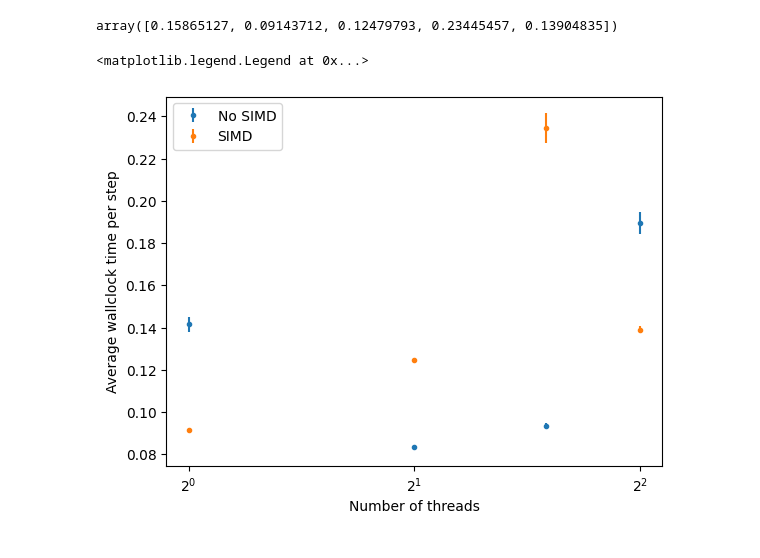
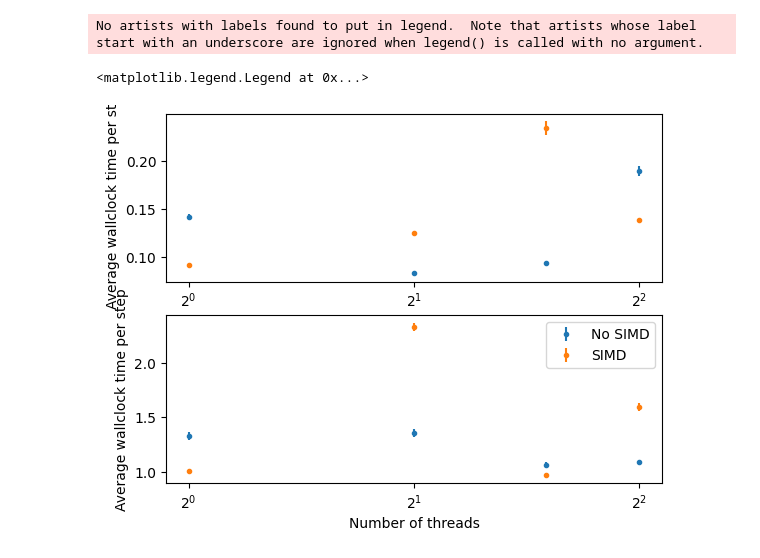
Before and after one commit to bdalfavero/wigner_parallel, a Jupyter notebook: scripts/thread_scaling.ipynb, the cells around one changed output. Cells and saved outputs as stored; diff of their text form; code cells hidden in the pictures.

```diff
--- a/scripts/thread_scaling.ipynb
+++ b/scripts/thread_scaling.ipynb
@@ -50,22 +58,34 @@ simd_thread_files
 # %%
 results = analyze_case(h5_filenames)
 simd_results = analyze_case(simd_h5_filenames)
-results["average_times"]
-simd_results["average_times"]
+case_two_results = analyze_case(case_two_h5_filenames)
+case_two_simd_results = analyze_case(case_two_simd_h5_filenames)
-# %% [output]
-array([0.15865127, 0.09143712, 0.12479793, 0.23445457, 0.13904835])
 # %%
-fig, ax = plt.subplots()
-ax.set_xscale('log', base=2)
+fig, ax = plt.subplots(2, 1)
+ax[0].set_xscale('log', base=2)
+ax[1].set_xscale('log', base=2)
 #ax.set_yscale('log', base=10)
-ax.errorbar(np.array(range(len(h5_filenames))), results["average_times"], yerr=results["std_times"], \
+
+ax[0].errorbar(np.array(range(len(h5_filenames))), results["average_times"], yerr=results["std_times"], \
             linestyle='', marker='.', label="No SIMD")
-ax.set_xlabel("Number of threads")
-ax.errorbar(np.array(range(len(simd_h5_filenames))), simd_results["average_times"], yerr=simd_results["std_times"], \
+ax[0].set_xlabel("Number of threads")
+
+ax[0].errorbar(np.array(range(len(simd_h5_filenames))), simd_results["average_times"], yerr=simd_results["std_times"], \
             linestyle='', marker='.', label="SIMD")
-ax.set_xlabel("Number of threads")
-ax.set_ylabel("Average wallclock time per step")
 plt.legend()
+
+ax[1].errorbar(np.array(range(len(h5_filenames))), case_two_results["average_times"], yerr=case_two_results["std_times"], \
+            linestyle='', marker='.', label="No SIMD")
+ax[1].set_xlabel("Number of threads")
+
+ax[1].errorbar(np.array(range(len(simd_h5_filenames))), case_two_simd_results["average_times"], yerr=case_two_simd_results["std_times"], \
+            linestyle='', marker='.', label="SIMD")
+
+ax[0].set_xlabel("Number of threads")
+ax[0].set_ylabel("Average wallclock time per step")
+ax[1].set_ylabel("Average wallclock time per step")
+plt.legend()
 # %% [output]
-<matplotlib.legend.Legend at 0x...>
+No artists with labels found to put in legend.  Note that artists whose label start with an underscore are ignored when legend() is called with no argument.
+<matplotlib.legend.Legend at 0x...>
-[figure, old version]
+[figure, new version]
```
Also changed, not shown: parts of 1 cell of this notebook, 1 other file.
